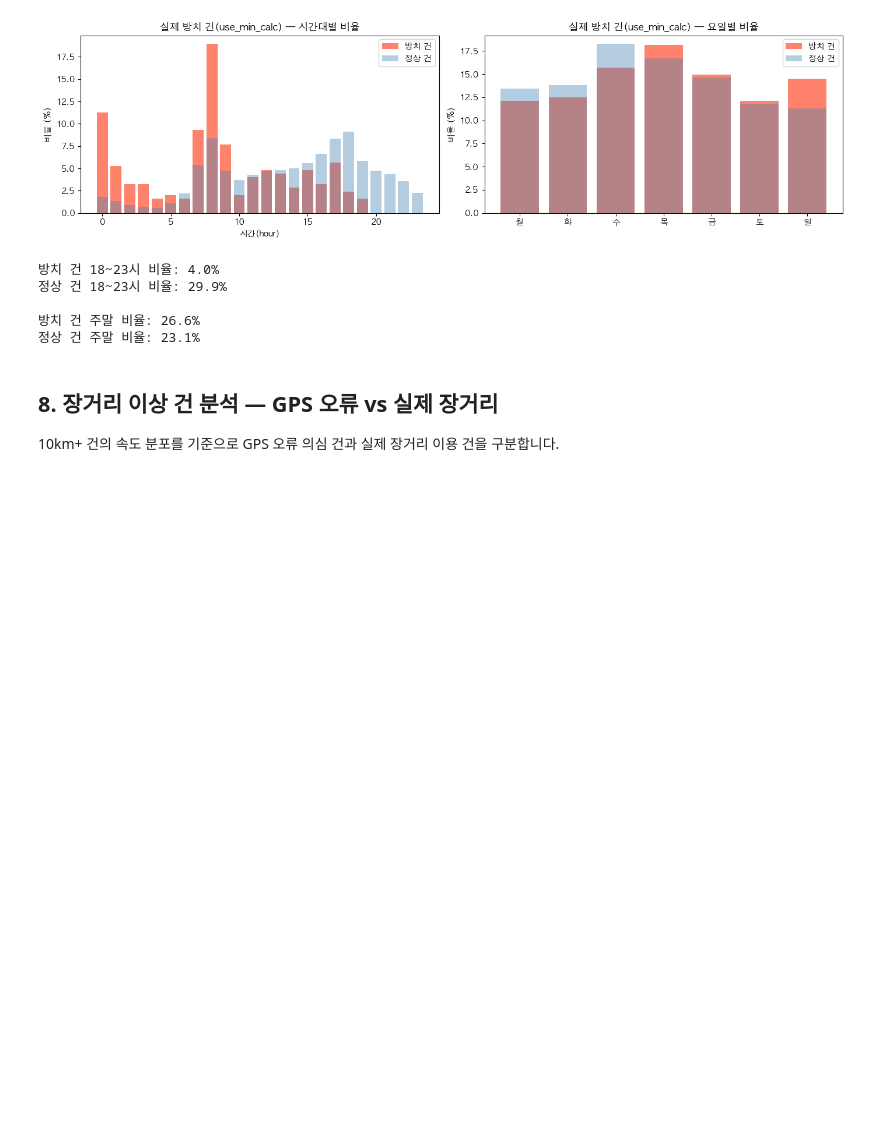
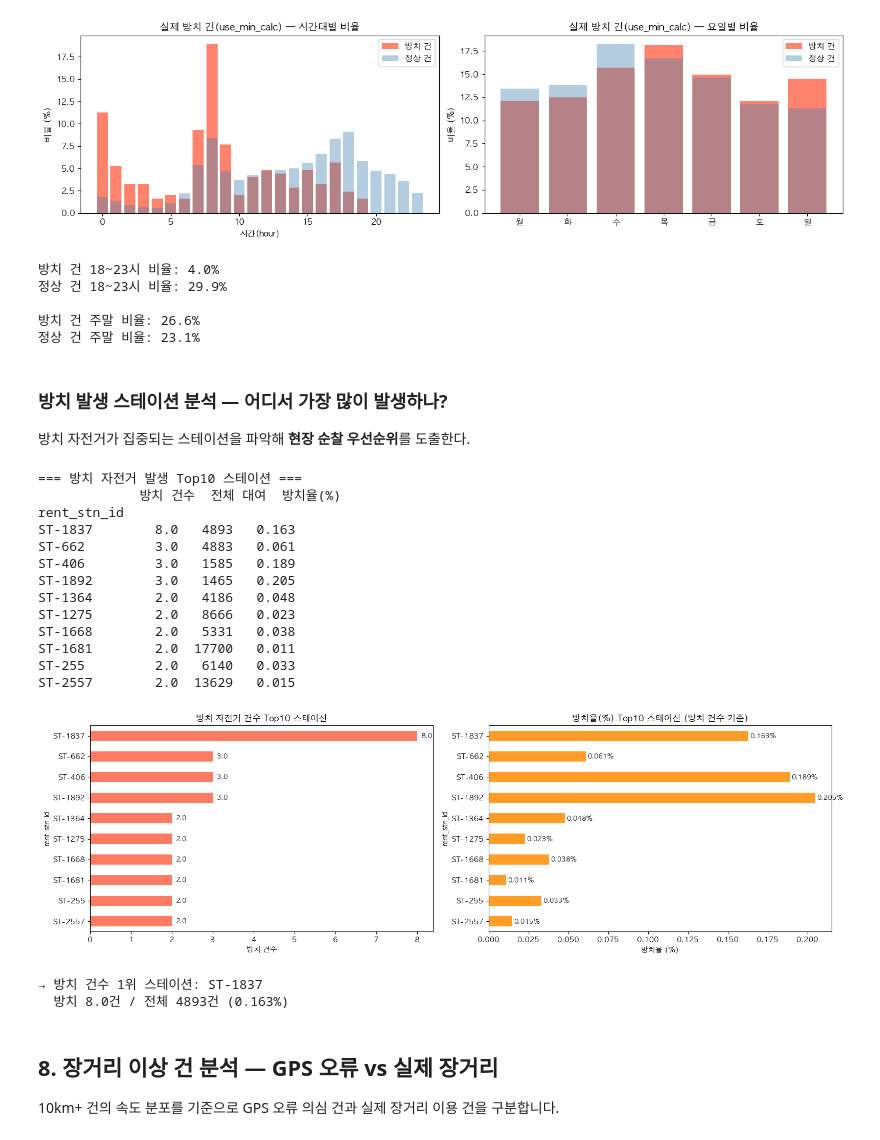
Before and after one commit to ClaraHayoungPark/seoul-bike-ml, a Jupyter notebook: notebooks/01_anomaly_detection.ipynb, the cells around one changed output. Cells and saved outputs as stored; diff of their text form; code cells hidden in the pictures; blank space fills up the shorter version.

```diff
--- a/notebooks/01_anomaly_detection.ipynb
+++ b/notebooks/01_anomaly_detection.ipynb
@@ -526,6 +562,72 @@ max          1520.5  499.9   19.0    6.0
 
 방치 건 주말 비율: 26.6%
 정상 건 주말 비율: 23.1%
+# %% [markdown]
+### 방치 발생 스테이션 분석 — 어디서 가장 많이 발생하나?
+
+방치 자전거가 집중되는 스테이션을 파악해 **현장 순찰 우선순위**를 도출한다.
+# %%
+# ── 방치 발생 스테이션 Top10 ──────────────────────────────────────────────────
+# true_abandon: use_min_calc > 360 & use_m < 500 (직전 셀에서 정의됨)
+
+# 대여 스테이션 기준 (방치 시작 위치)
+abandon_by_stn = true_abandon.groupby("rent_stn_id").size().sort_values(ascending=False)
+total_by_stn   = df.groupby("rent_stn_id").size()
+
+# 방치율 = 방치 건수 / 해당 스테이션 전체 대여 건수
+abandon_rate = (abandon_by_stn / total_by_stn * 100).dropna()
+
+top_stn_df = pd.DataFrame({
+    "방치 건수": abandon_by_stn,
+    "전체 대여": total_by_stn,
+    "방치율(%)": abandon_rate.round(3),
+}).dropna().sort_values("방치 건수", ascending=False).head(10)
+
+print("=== 방치 자전거 발생 Top10 스테이션 ===")
+print(top_stn_df.to_string())
+
+# 시각화
+fig, axes = plt.subplots(1, 2, figsize=(16, 5))
+
+# 왼쪽: 방치 건수 Top10
+top_stn_df["방치 건수"].plot(kind="barh", ax=axes[0], color="tomato", alpha=0.85)
+axes[0].invert_yaxis()
+axes[0].set_title("방치 자전거 건수 Top10 스테이션")
+axes[0].set_xlabel("방치 건수")
+for i, v in enumerate(top_stn_df["방치 건수"]):
+    axes[0].text(v + 0.1, i, str(v), va="center", fontsize=9)
+
+# 오른쪽: 방치율 Top10 (건수 기준 동일 스테이션)
+top_stn_df["방치율(%)"].plot(kind="barh", ax=axes[1], color="darkorange", alpha=0.85)
+axes[1].invert_yaxis()
+axes[1].set_title("방치율(%) Top10 스테이션 (방치 건수 기준)")
+axes[1].set_xlabel("방치율 (%)")
+for i, v in enumerate(top_stn_df["방치율(%)"]):
+    axes[1].text(v + 0.001, i, f"{v:.3f}%", va="center", fontsize=9)
+
+plt.tight_layout()
+plt.savefig("../reports/figures/abandon_stn_top10.png", dpi=150)
+plt.show()
+
+print(f"\n→ 방치 건수 1위 스테이션: {top_stn_df.index[0]}")
+print(f"  방치 {top_stn_df['방치 건수'].iloc[0]}건 / 전체 {top_stn_df['전체 대여'].iloc[0]:.0f}건 ({top_stn_df['방치율(%)'].iloc[0]:.3f}%)")
+# %% [output]
+=== 방치 자전거 발생 Top10 스테이션 ===
+             방치 건수  전체 대여  방치율(%)
+rent_stn_id
+ST-1837        8.0   4893   0.163
+ST-662         3.0   4883   0.061
+ST-406         3.0   1585   0.189
+ST-1892        3.0   1465   0.205
+ST-1364        2.0   4186   0.048
+ST-1275        2.0   8666   0.023
+ST-1668        2.0   5331   0.038
+ST-1681        2.0  17700   0.011
+ST-255         2.0   6140   0.033
+ST-2557        2.0  13629   0.015
+[figure, added]
+→ 방치 건수 1위 스테이션: ST-1837
+  방치 8.0건 / 전체 4893건 (0.163%)
 # %% [markdown]
 ## 8. 장거리 이상 건 분석 — GPS 오류 vs 실제 장거리
 
```
Also changed, not shown: parts of 14 cells of this notebook.
